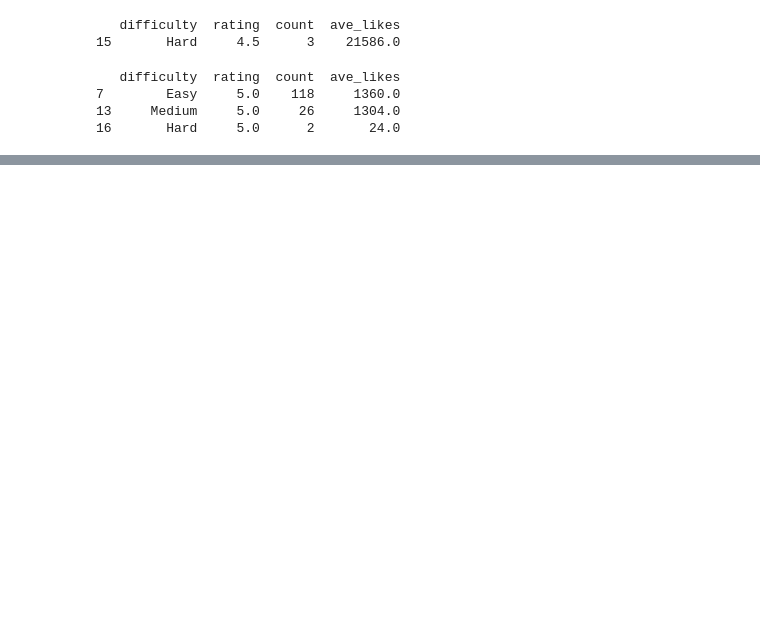
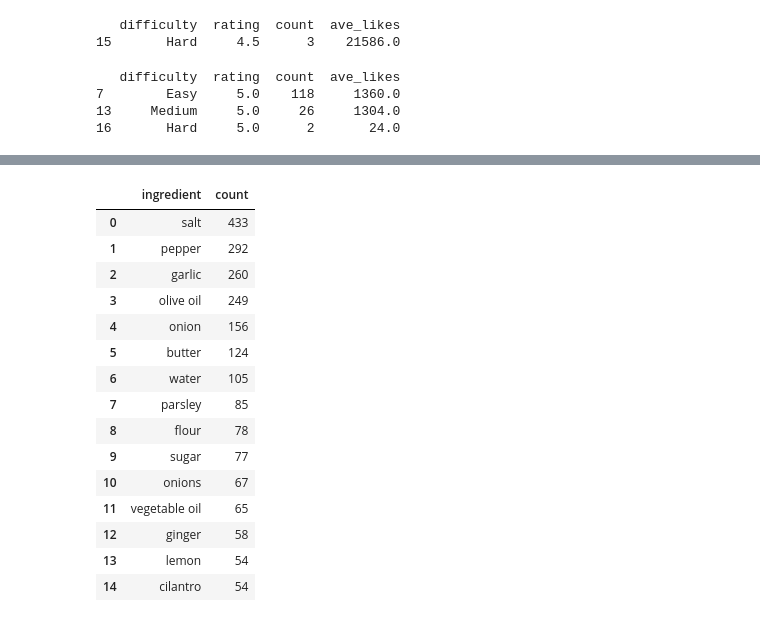
Before and after one commit to valgarland/KS_Scrapy, a Jupyter notebook: Final/Visualization.ipynb, the cells around one changed output, grey strips where cells are left out. Drawn from its saved outputs; the diff is of its cells as text; code cells hidden in the pictures; blank space fills up the shorter version.

Commit message:
Final plots added and cleaned up folders for organization purposes.

```diff
--- a/Final/Visualization.ipynb
+++ b/Final/Visualization.ipynb
@@ -263,0 +347,2 @@ print(diff_l_r[diff_l_r.rating == diff_l_r.rating.max()])
+# %%
+ingredient_df = pd.read_csv('../Data Cleaning/KS_Ingredients_Cleaned.csv')
@@ -263,0 +369,21 @@ print(diff_l_r[diff_l_r.rating == diff_l_r.rating.max()])
+# %%
+ingredient_count = ingredient_df.ingredient.value_counts()[0:15].to_frame(name = 'count').reset_index().\
+                    rename(columns = {'index':'ingredient'}).sort_values('count', ascending = False)
+ingredient_count
+# %% [output]
+|  | ingredient | count |
+| 0 | salt | 433 |
+| 1 | pepper | 292 |
+| 2 | garlic | 260 |
+| 3 | olive oil | 249 |
+| 4 | onion | 156 |
+| 5 | butter | 124 |
+| 6 | water | 105 |
+| 7 | parsley | 85 |
+| 8 | flour | 78 |
+| 9 | sugar | 77 |
+| 10 | onions | 67 |
+| 11 | vegetable oil | 65 |
+| 12 | ginger | 58 |
+| 13 | lemon | 54 |
+| 14 | cilantro | 54 |
```
Also changed, not shown: parts of 13 cells of this notebook, 20 other files.
